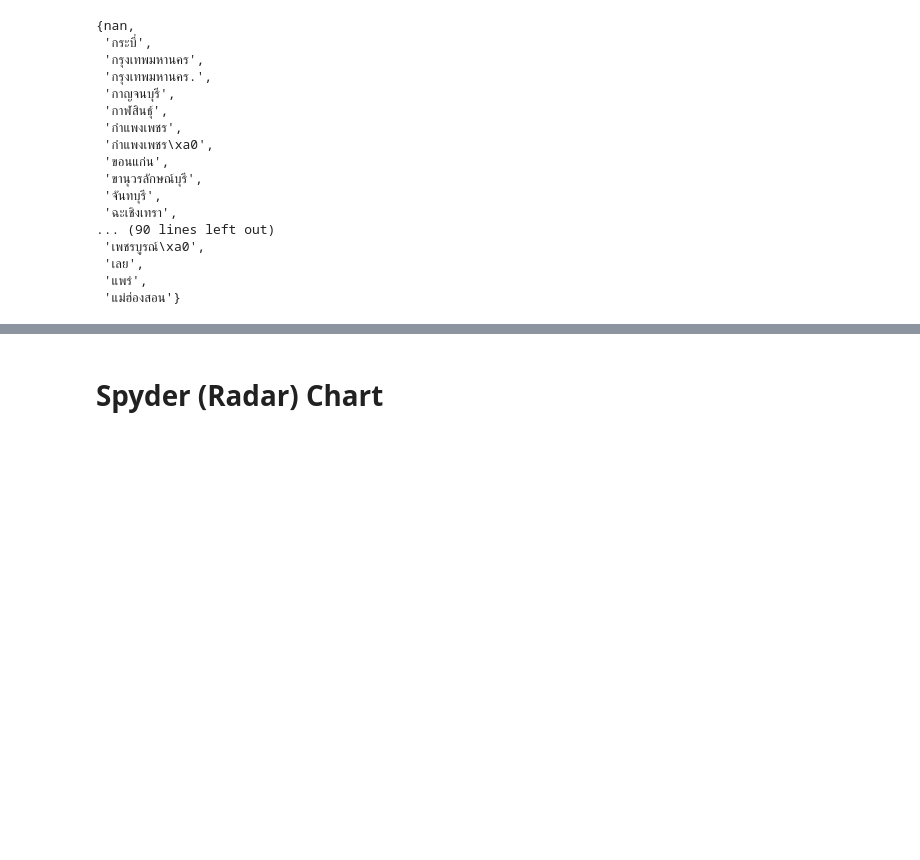
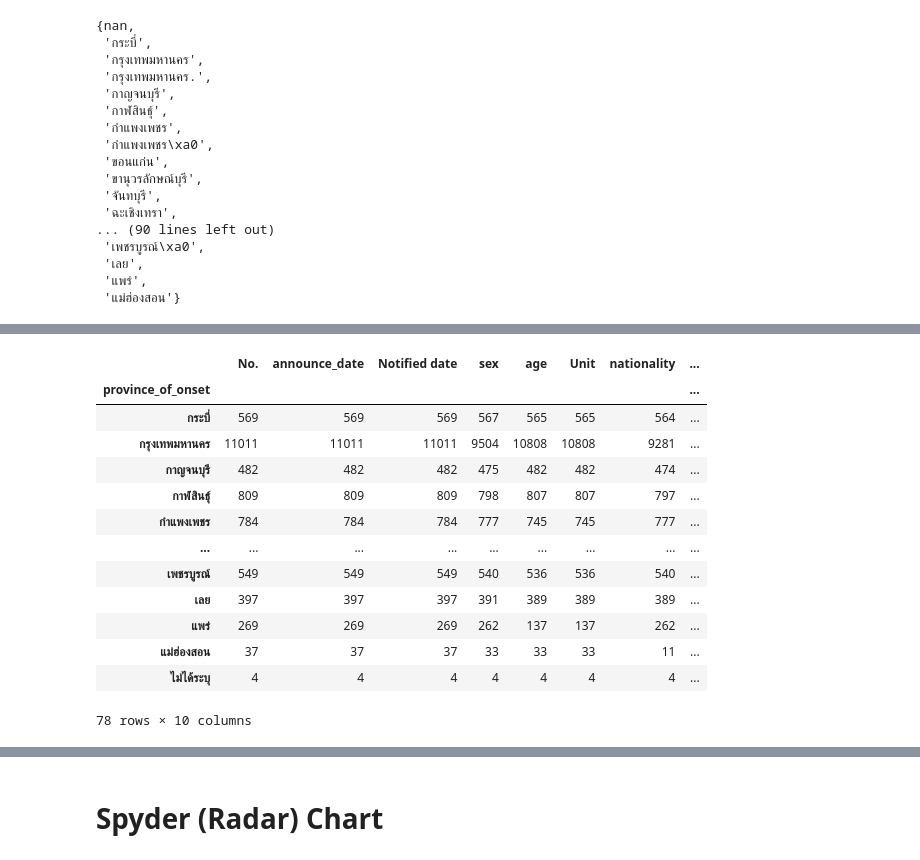
Before and after one commit to 623021000-1thaksina/data_viz_2022, a Jupyter notebook: DataViz04_Data_Comparison.ipynb, the cells around one changed output, grey strips where cells are left out. Cells and saved outputs as stored; diff of their text form; code cells hidden in the pictures; blank space fills up the shorter version.

```diff
--- a/DataViz04_Data_Comparison.ipynb
+++ b/DataViz04_Data_Comparison.ipynb
@@ -447 +467,12 @@ data_covid.shape #ดูขนาดของเเถวเเละคอล
+# %%
+data_covid[['sex']]=data_covid[['sex']].fillna('ไม่ได้ระบุ')
+data_covid[['age']]=data_covid[['age']].fillna('ไม่ได้ระบุ')
+data_covid[['Unit']]=data_covid[['Unit']].fillna('ไม่ได้ระบุ')
+data_covid[['nationality']]=data_covid[['nationality']].fillna('ไม่ได้ระบุ')
+data_covid[['risk']]=data_covid[['risk']].fillna('ไม่ได้ระบุ')
+data_covid[['province_of_onset']]=data_covid[['province_of_onset']].fillna('ไม่ได้ระบุ')
+data_covid[['district_of_onset']]=data_covid[['district_of_onset']].fillna('ไม่ได้ระบุ')
+data_covid[['Notified date']]=data_covid[['Notified date']].fillna('ไม่ได้ระบุ')
+data_covid[['province_of_isolation']]=data_covid[['province_of_isolation']].fillna('ไม่ได้ระบุ')
+# แทนค่า missing ด้วยคำว่า ไม่ได้ระบุ
 # %%
@@ -574,0 +609,18 @@ set(j_data['province_of_onset'])
+# %%
+HW2_G = data_HW2_G.groupby('province_of_onset').count() #สร้างตัวแปร HW2_G มารับข้อมูล ที่data_HW2_G ใช้คำสั่ง groupby ตามคอลัมน์ province_of_onset และนับจำนวน
+HW2_G # แสดงผล
+# %% [output]
+|  | No. | announce_date | Notified date | sex | age | Unit | nationality | ... |
+| province_of_onset |  |  |  |  |  |  |  | ... |
+| กระบี่ | 569 | 569 | 569 | 567 | 565 | 565 | 564 | ... |
+| กรุงเทพมหานคร | 11011 | 11011 | 11011 | 9504 | 10808 | 10808 | 9281 | ... |
+| กาญจนบุรี | 482 | 482 | 482 | 475 | 482 | 482 | 474 | ... |
+| กาฬสินธุ์ | 809 | 809 | 809 | 798 | 807 | 807 | 797 | ... |
+| กำแพงเพชร | 784 | 784 | 784 | 777 | 745 | 745 | 777 | ... |
+| ... | ... | ... | ... | ... | ... | ... | ... | ... |
+| เพชรบูรณ์ | 549 | 549 | 549 | 540 | 536 | 536 | 540 | ... |
+| เลย | 397 | 397 | 397 | 391 | 389 | 389 | 389 | ... |
+| แพร่ | 269 | 269 | 269 | 262 | 137 | 137 | 262 | ... |
+| แม่ฮ่องสอน | 37 | 37 | 37 | 33 | 33 | 33 | 11 | ... |
+| ไม่ได้ระบุ | 4 | 4 | 4 | 4 | 4 | 4 | 4 | ... |
+78 rows × 10 columns
```
Also changed, not shown: parts of 18 cells of this notebook.
